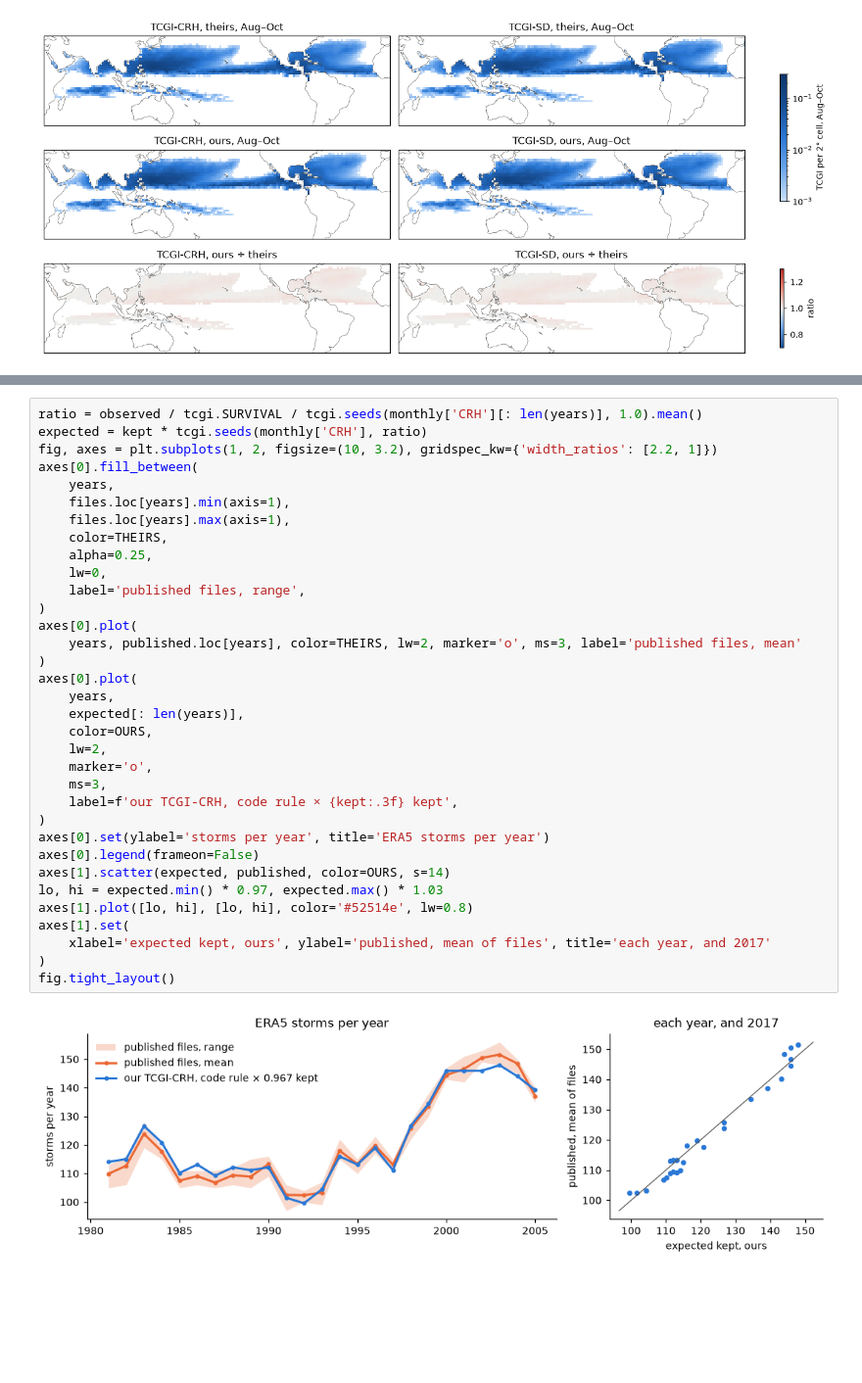
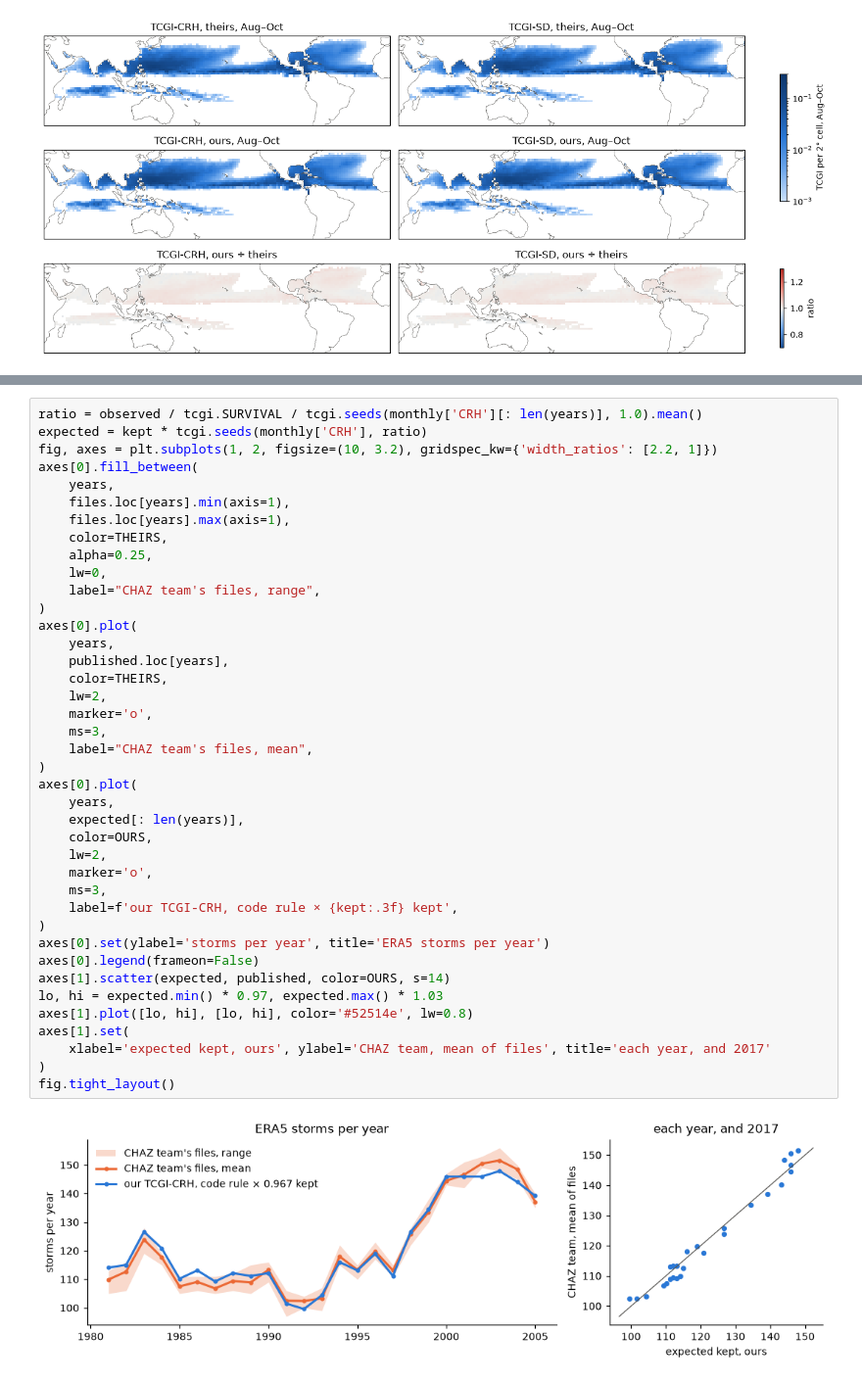
Before and after one commit to carbonplan/ocr-multi-hazard, a Jupyter notebook: docs/methods/hurricane-risk/genesis-index.ipynb, the cells around one changed output, grey strips where cells are left out. Shown at 98% size. Cells and saved outputs as stored; diff of their text form; blank space fills up the shorter version.

Commit message:
Call the shared ERA5 track set 'CHAZ team' and say where it came from

```diff
--- a/docs/methods/hurricane-risk/genesis-index.ipynb
+++ b/docs/methods/hurricane-risk/genesis-index.ipynb
@@ -739,34 +739,40 @@ ratio = observed / tcgi.SURVIVAL / tcgi.seeds(monthly['CRH'][: len(years)], 1.0)
 expected = kept * tcgi.seeds(monthly['CRH'], ratio)
 fig, axes = plt.subplots(1, 2, figsize=(10, 3.2), gridspec_kw={'width_ratios': [2.2, 1]})
 axes[0].fill_between(
     years,
     files.loc[years].min(axis=1),
     files.loc[years].max(axis=1),
     color=THEIRS,
     alpha=0.25,
     lw=0,
-    label='published files, range',
+    label="CHAZ team's files, range",
 )
 axes[0].plot(
-    years, published.loc[years], color=THEIRS, lw=2, marker='o', ms=3, label='published files, mean'
+    years,
+    published.loc[years],
+    color=THEIRS,
+    lw=2,
+    marker='o',
+    ms=3,
+    label="CHAZ team's files, mean",
 )
 axes[0].plot(
     years,
     expected[: len(years)],
     color=OURS,
     lw=2,
     marker='o',
     ms=3,
     label=f'our TCGI-CRH, code rule × {kept:.3f} kept',
 )
 axes[0].set(ylabel='storms per year', title='ERA5 storms per year')
 axes[0].legend(frameon=False)
 axes[1].scatter(expected, published, color=OURS, s=14)
 lo, hi = expected.min() * 0.97, expected.max() * 1.03
 axes[1].plot([lo, hi], [lo, hi], color='#52514e', lw=0.8)
 axes[1].set(
-    xlabel='expected kept, ours', ylabel='published, mean of files', title='each year, and 2017'
+    xlabel='expected kept, ours', ylabel='CHAZ team, mean of files', title='each year, and 2017'
 )
 fig.tight_layout()
 # %% [output]
-[figure, old version]
+[figure, new version]
```
Also changed, not shown: parts of 24 cells of this notebook, 2 other files.
